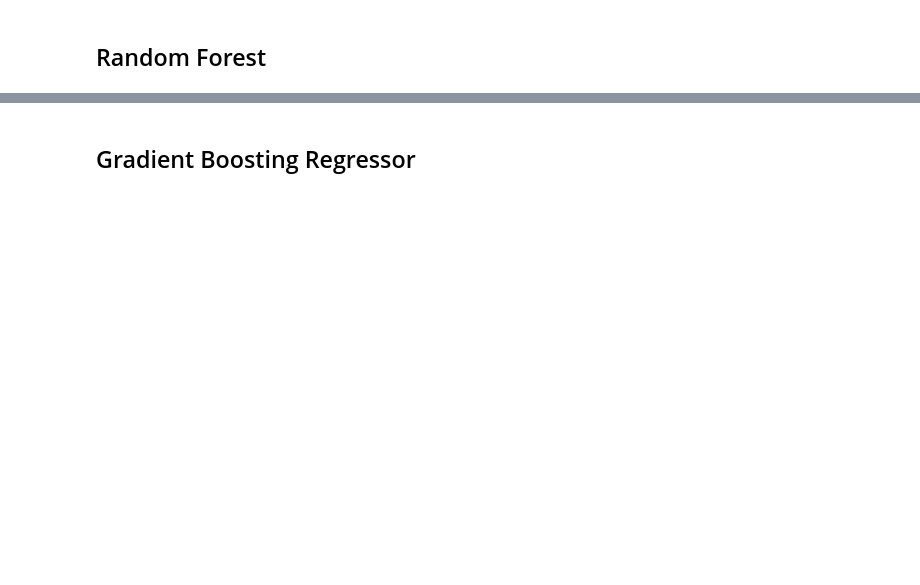
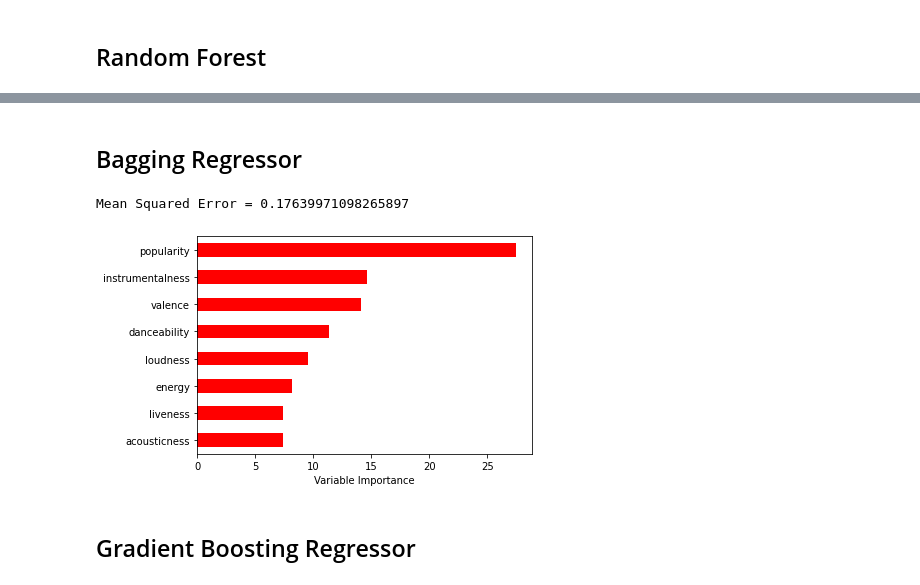
Before and after one commit to claramarto11/AAvanceproject, a Jupyter notebook: Projeto_CM.ipynb, the cells around one changed output, grey strips where cells are left out. Drawn from its saved outputs; the diff is of its cells as text; code cells hidden in the pictures; blank space fills up the shorter version.

```diff
--- a/Projeto_CM.ipynb
+++ b/Projeto_CM.ipynb
@@ -634,3 +634,31 @@ plt.gca().legend_ = None
+# %% [markdown]
+## Bagging Regressor
+# %%
+from sklearn.ensemble import RandomForestRegressor
+from sklearn.metrics import mean_squared_error
+
+bagged_df = RandomForestRegressor(max_features= len(X.columns),
+                                  random_state = seed)
+bagged_df.fit(X_train, y_train)
+
+y_pred = bagged_df.predict(X_test)
+mse = mean_squared_error(y_test, y_pred)
+print('Mean Squared Error = ' + str(mse))
+# %% [output]
+Mean Squared Error = 0.17639971098265897
+# %%
+importance = pd.DataFrame({'Importance': bagged_df.feature_importances_*100},
+                          index = X.columns)
+
+importance.sort_values(by = 'Importance',
+                       axis = 0,
+                       ascending = True).plot(kind = 'barh',
+                                             color = 'red', )
+
+plt.xlabel('Variable Importance')
+plt.gca().legend_ = None
+# %% [output]
+[figure, added]
 # %% [markdown]
 ## Gradient Boosting Regressor
 # %%
```
Also changed, not shown: parts of 17 cells of this notebook.
